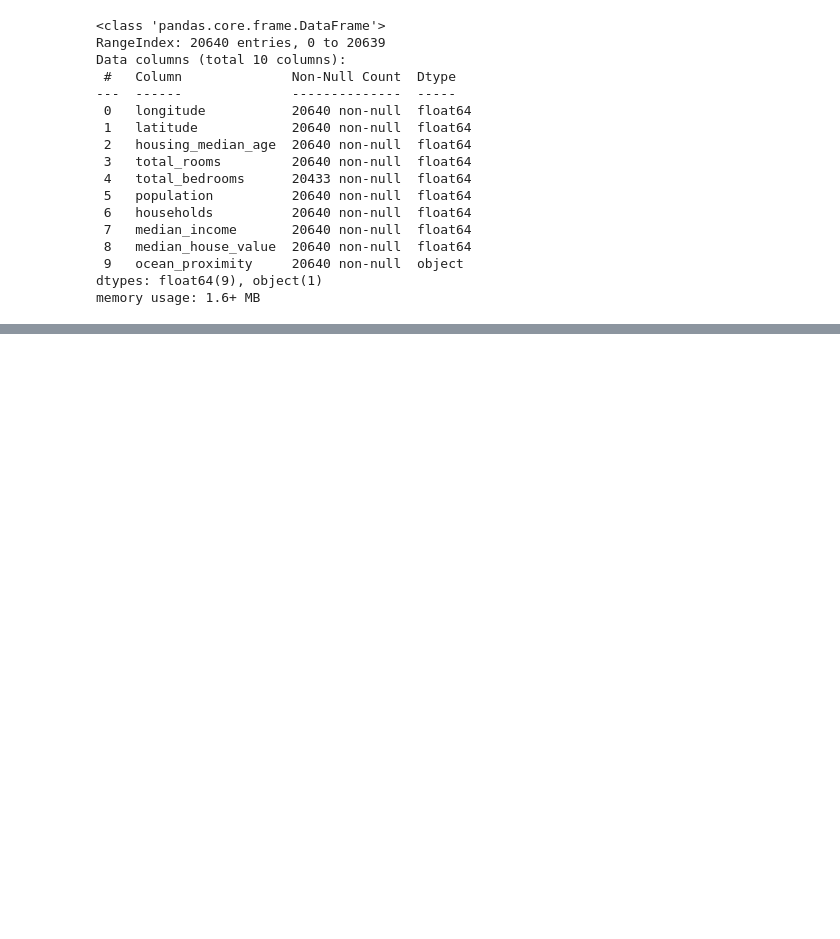
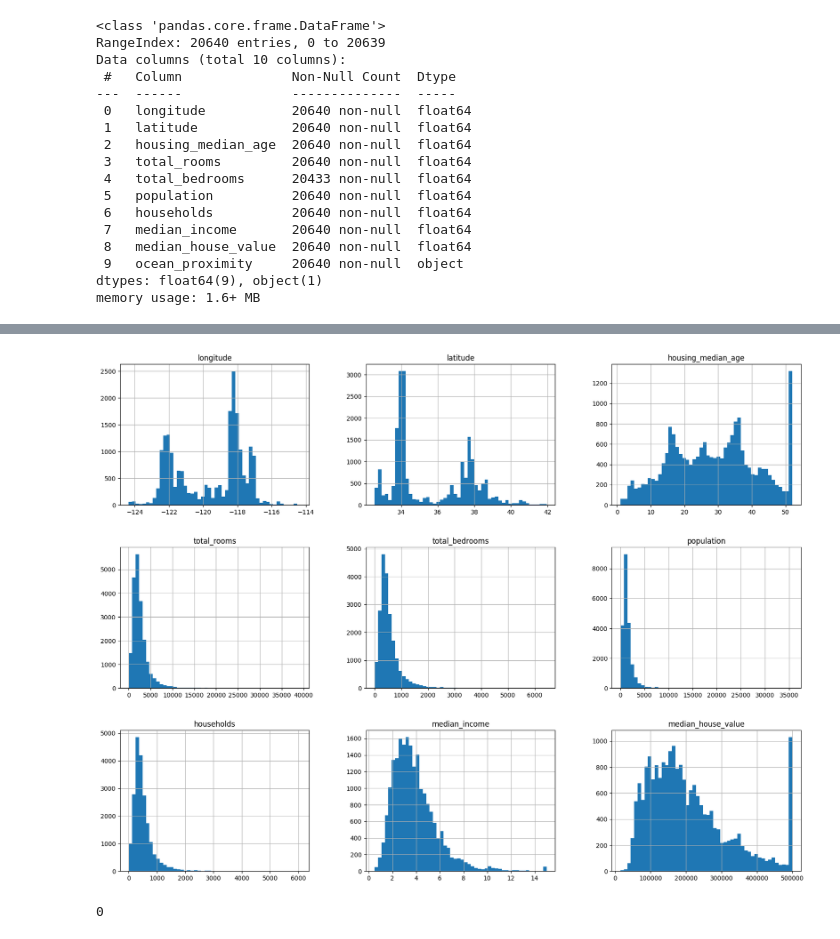
Before and after one commit to Alexandertsvet/price_real_estate, a Jupyter notebook: price_real_estate.ipynb, the cells around one changed output, grey strips where cells are left out. Cells and saved outputs as stored; diff of their text form; code cells hidden in the pictures; blank space fills up the shorter version.

```diff
--- a/price_real_estate.ipynb
+++ b/price_real_estate.ipynb
@@ -48,0 +65,6 @@ data.describe()
+# %%
+%matplotlib inline
+data.hist(bins=50, figsize=(20,15))
+plt.show()
+# %% [output]
+[figure, added]
@@ -48,0 +73,4 @@ data.describe()
+# %%
+data.duplicated().sum()
+# %% [output]
+0
```
Also changed, not shown: parts of 25 cells of this notebook, 1 other file.
